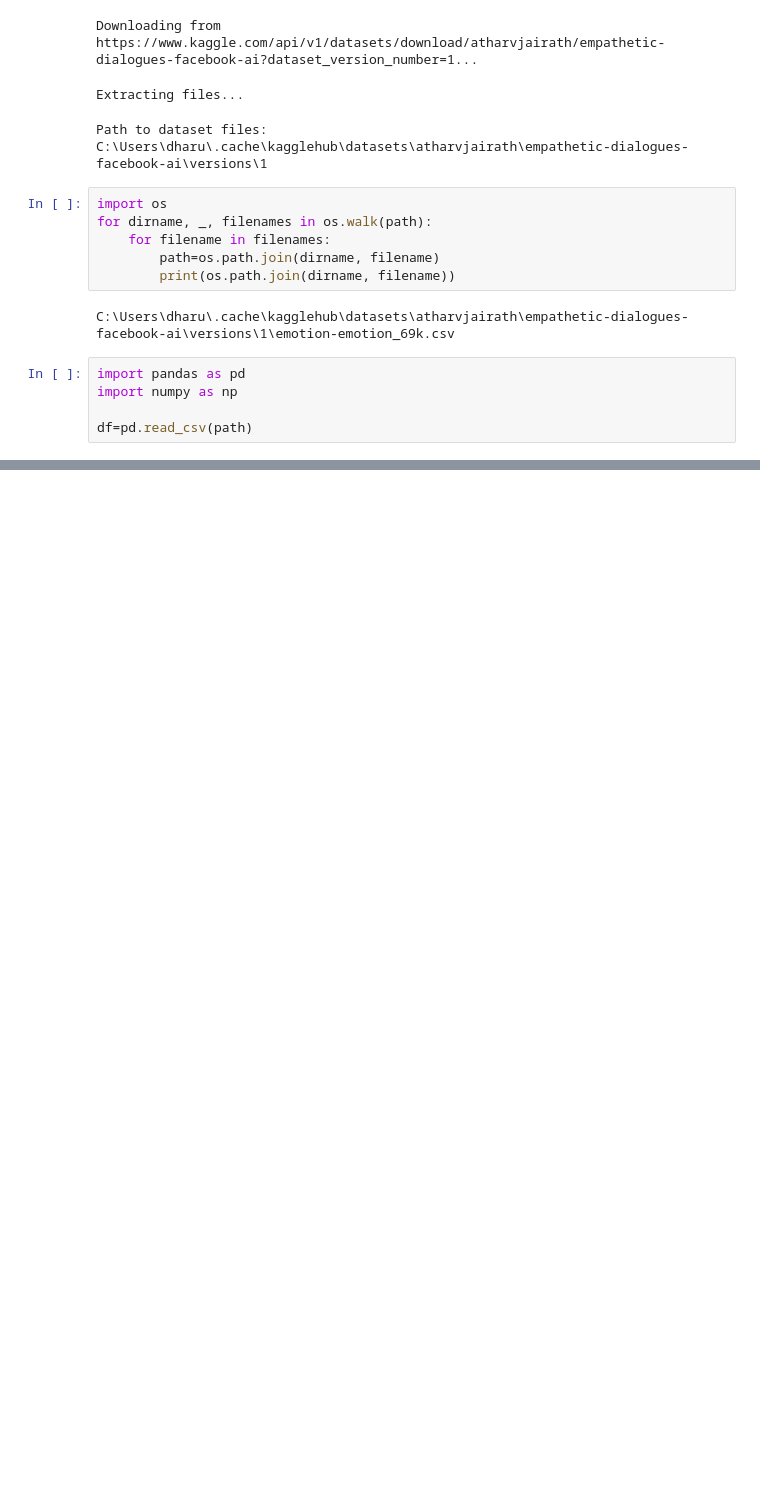
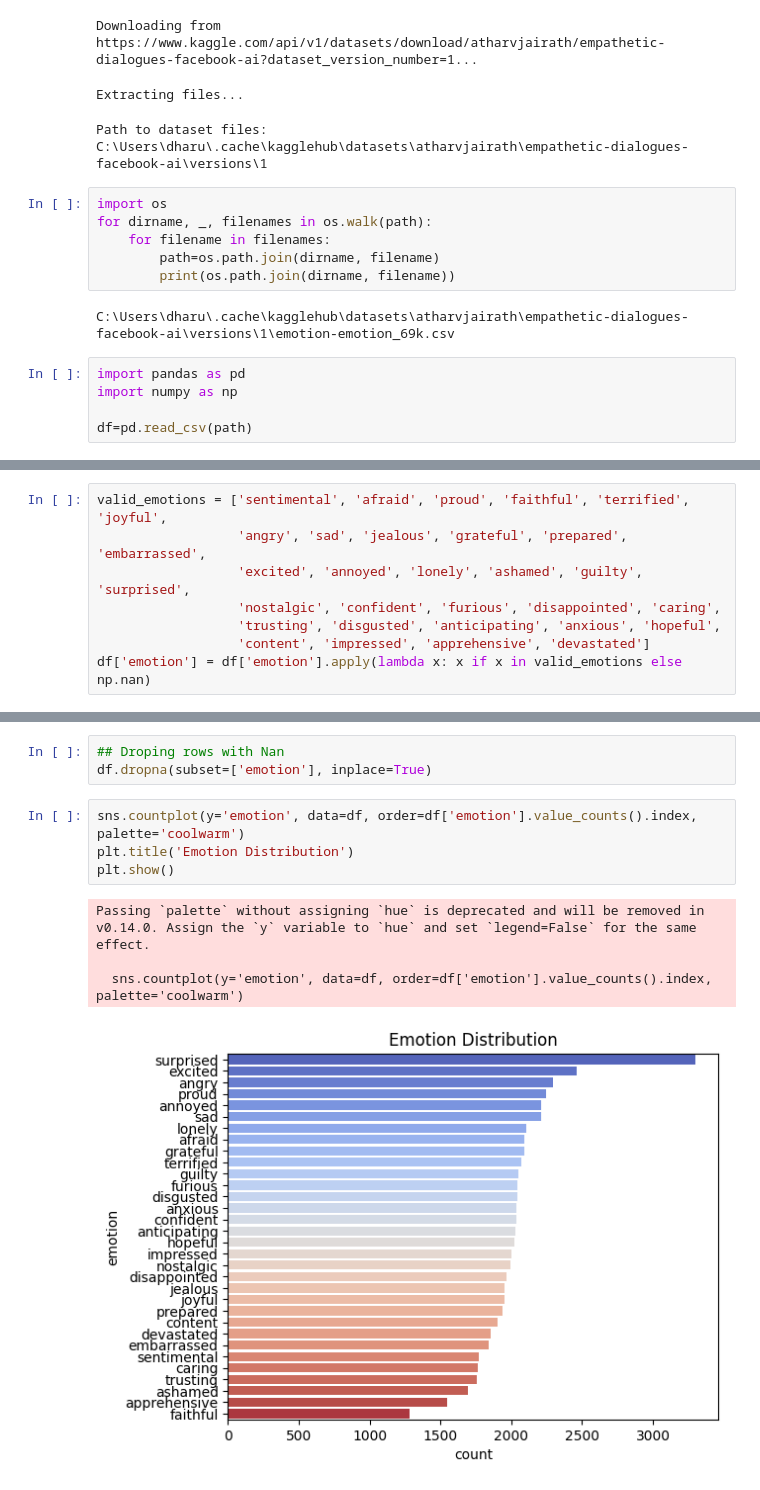
Before and after one commit to Dharun11/Empathitic_sentiment, a Jupyter notebook: Notebook/eda.ipynb, the cells around one changed output, grey strips where cells are left out. Drawn from its saved outputs; the diff is of its cells as text; blank space fills up the shorter version.

```diff
--- a/Notebook/eda.ipynb
+++ b/Notebook/eda.ipynb
@@ -33,0 +249,8 @@ df.head()
+# %%
+valid_emotions = ['sentimental', 'afraid', 'proud', 'faithful', 'terrified', 'joyful',
+                  'angry', 'sad', 'jealous', 'grateful', 'prepared', 'embarrassed',
+                  'excited', 'annoyed', 'lonely', 'ashamed', 'guilty', 'surprised',
+                  'nostalgic', 'confident', 'furious', 'disappointed', 'caring',
+                  'trusting', 'disgusted', 'anticipating', 'anxious', 'hopeful',
+                  'content', 'impressed', 'apprehensive', 'devastated']
+df['emotion'] = df['emotion'].apply(lambda x: x if x in valid_emotions else np.nan)
@@ -33,0 +265,12 @@ df.head()
+# %%
+## Droping rows with Nan
+df.dropna(subset=['emotion'], inplace=True)
+# %%
+sns.countplot(y='emotion', data=df, order=df['emotion'].value_counts().index, palette='coolwarm')
+plt.title('Emotion Distribution')
+plt.show()
+# %% [output]
+Passing `palette` without assigning `hue` is deprecated and will be removed in v0.14.0. Assign the `y` variable to `hue` and set `legend=False` for the same effect.
+
+  sns.countplot(y='emotion', data=df, order=df['emotion'].value_counts().index, palette='coolwarm')
+[figure, added]
```
Also changed, not shown: parts of 40 cells of this notebook, 1 other file.
